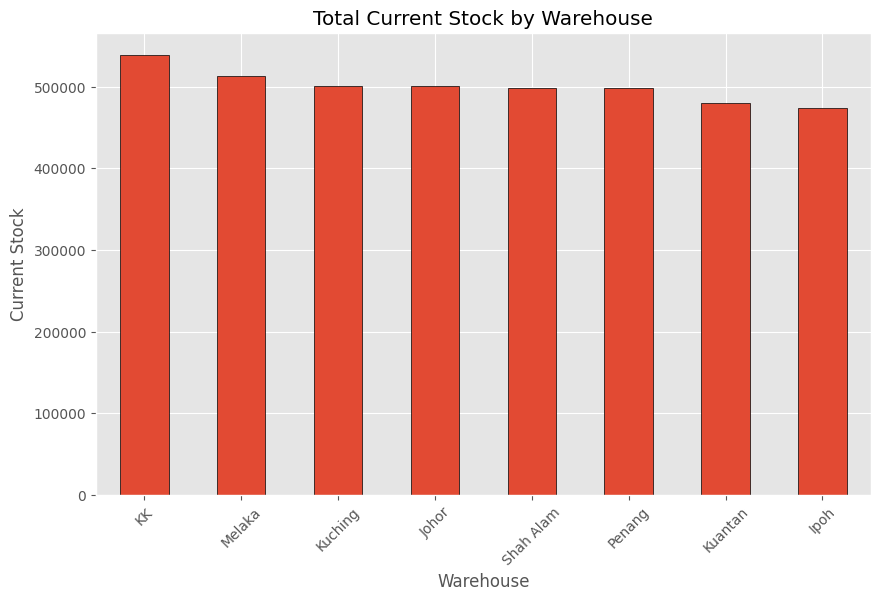
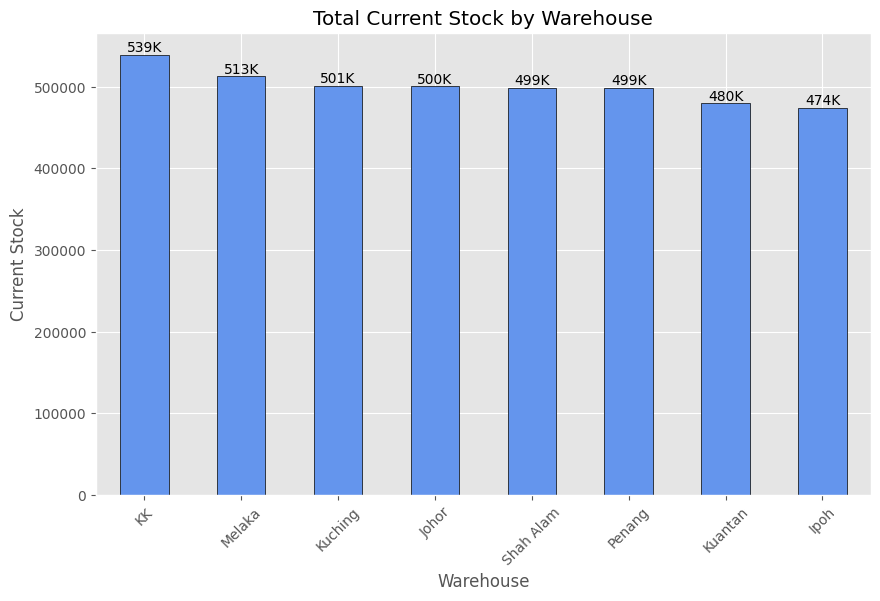
The notebook cell's code change between the first figure and the second:
--- before
+++ after
@@ -7,7 +7,8 @@
 plt.figure(figsize=(10,6))
 
-warehouse_inventory.plot(
+ax = warehouse_inventory.plot(
     kind="bar",
-    edgecolor="black"
+    edgecolor="black",
+    color="cornflowerblue"
 )
 
@@ -20,3 +21,17 @@
 plt.xticks(rotation=45)
 
+# Display value labels on top of each bar
+for bar in ax.patches:
+
+    height = bar.get_height()
+
+    ax.text(
+        bar.get_x() + bar.get_width()/2,
+        height,
+        f"{height/1000:.0f}K",
+        ha="center",
+        va="bottom",
+        fontsize=10
+    )
+
 plt.show()

Commit: updates